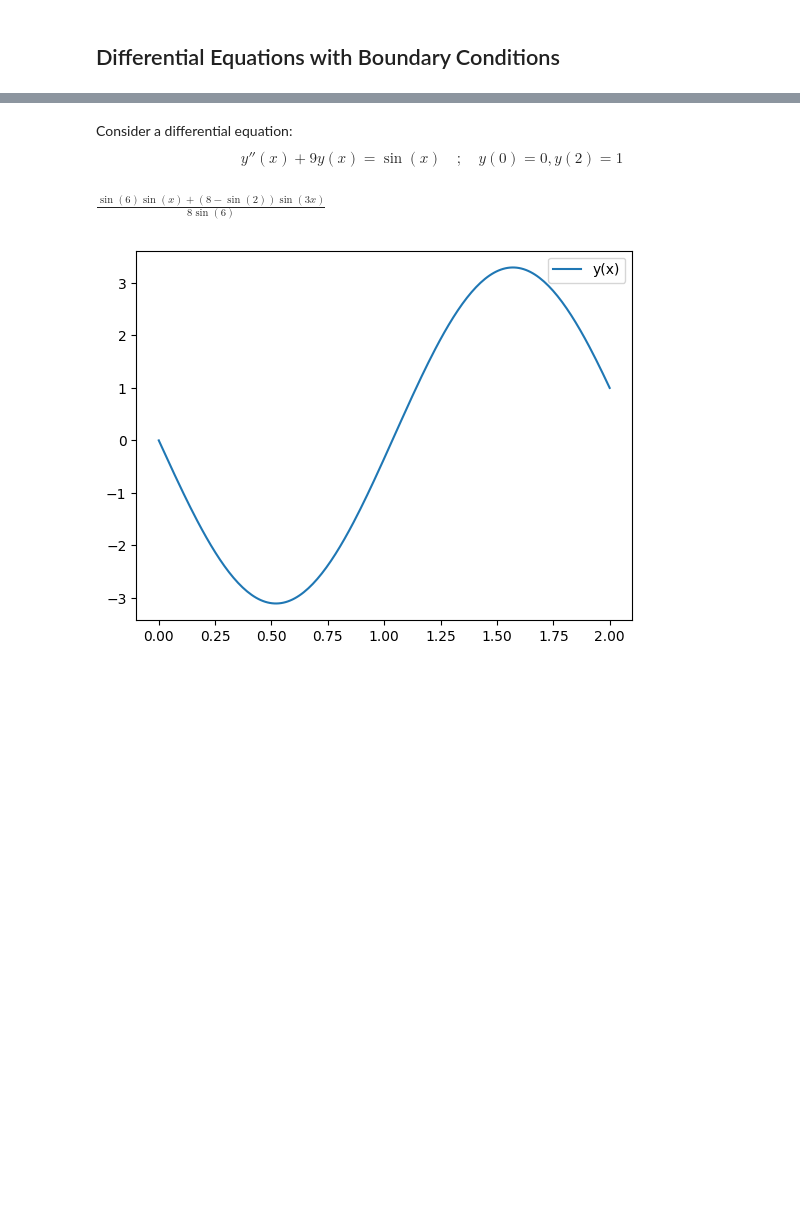
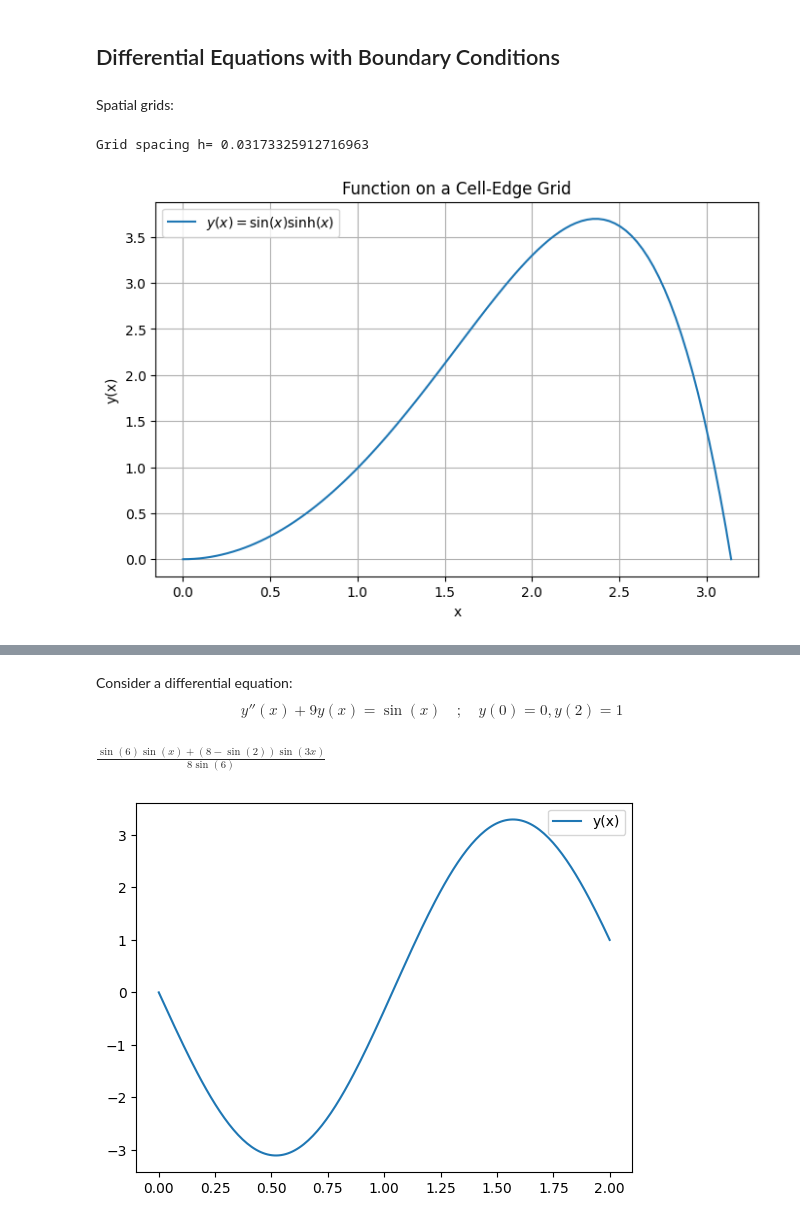
Before and after one commit to mukedon/python_and_projects, a Jupyter notebook: differential_equations/diff_eqs_bound.ipynb, the cells around one changed output, grey strips where cells are left out. Cells and saved outputs as stored; diff of their text form; code cells hidden in the pictures; blank space fills up the shorter version.

```diff
--- a/differential_equations/diff_eqs_bound.ipynb
+++ b/differential_equations/diff_eqs_bound.ipynb
@@ -6,3 +6,29 @@ import sympy as sp
 import matplotlib.pyplot as plt
 from scipy.integrate import odeint
 from scipy.integrate import solve_ivp, solve_bvp
+# %% [markdown]
+Spatial grids:
+# %%
+N = 100     # number of grid points
+a = 0       # initial point
+b = np.pi   # final point
+x,h = np.linspace(a,b,N, retstep=True)
+# %%
+# Function
+y = np.sin(x) * np.sinh(x)
+
+# Print grid spacing
+print("Grid spacing h=", h)
+
+# Plot
+plt.figure(figsize=(8, 5))
+plt.plot(x, y, label=r'$y(x)=\sin(x)\sinh(x)$')
+plt.xlabel('x')
+plt.ylabel('y(x)')
+plt.title('Function on a Cell-Edge Grid')
+plt.grid(True)
+plt.legend()
+plt.show()
+# %% [output]
+Grid spacing h= 0.03173325912716963
+[figure, added]
```
Also changed, not shown: parts of 2 cells of this notebook, 2 other files.
